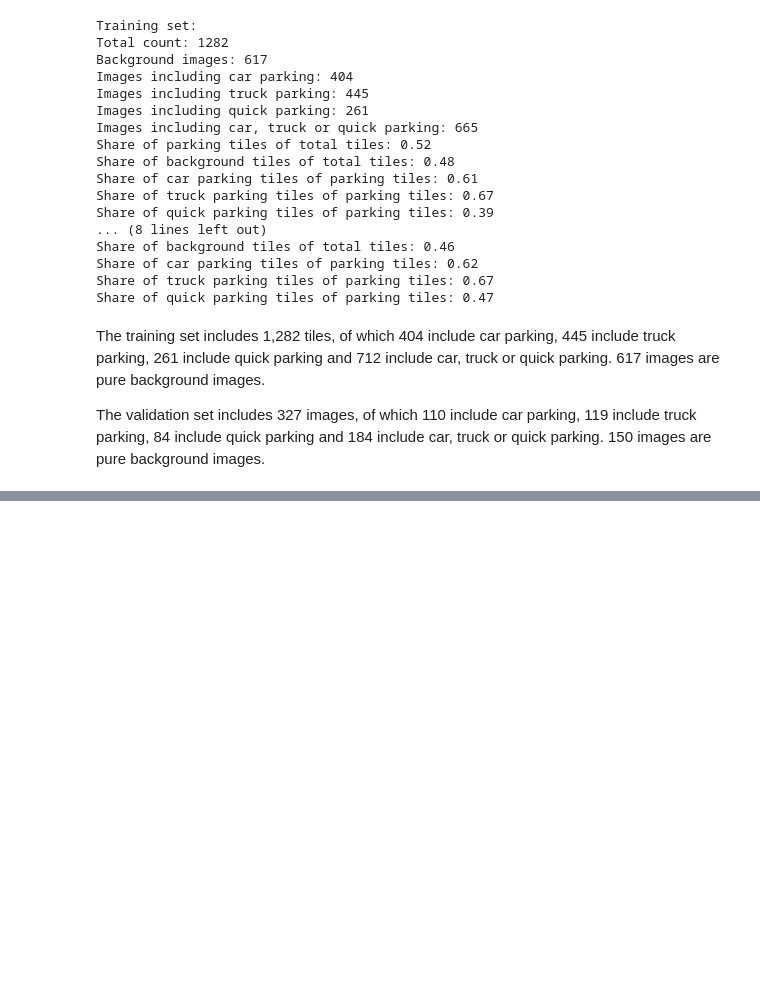
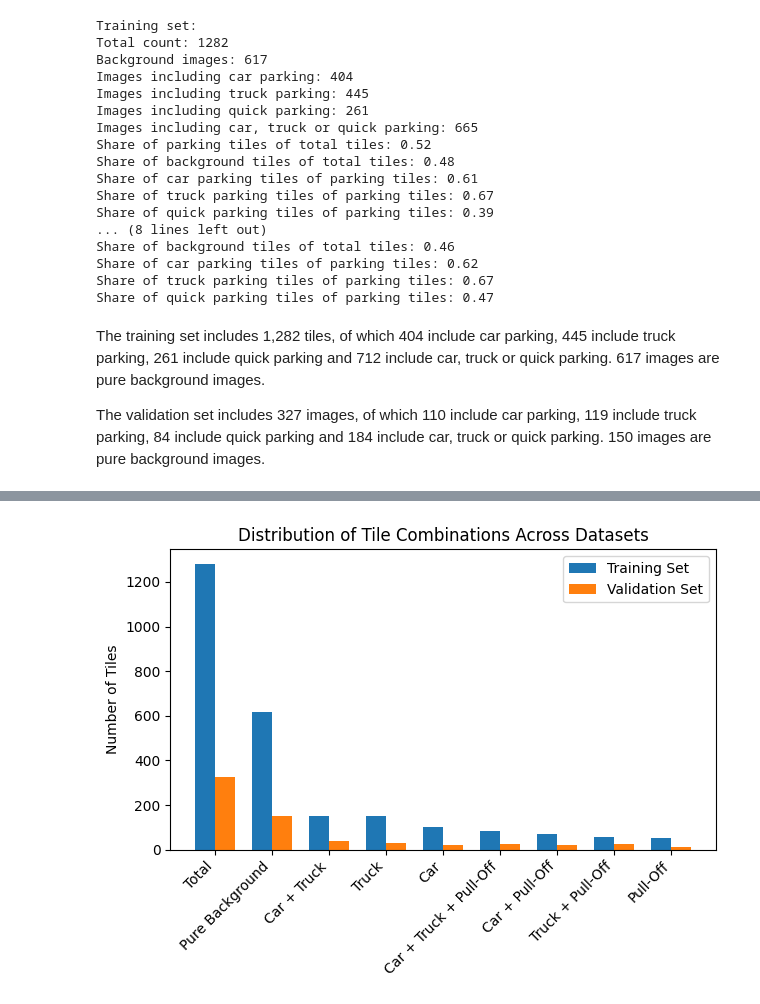
Before and after one commit to benedikt-korbach/remote-sensing-of-parking-areas, a Jupyter notebook: 03_create_masks/03b_create_train_val.ipynb, the cells around one changed output, grey strips where cells are left out. Cells and saved outputs as stored; diff of their text form; code cells hidden in the pictures; blank space fills up the shorter version.

Commit message:
Create figures

```diff
--- a/03_create_masks/03b_create_train_val.ipynb
+++ b/03_create_masks/03b_create_train_val.ipynb
@@ -571,0 +430,21 @@ The validation set includes 327 images, of which 110 include car parking, 119 in
+# %%
+# Define paths to your image folders
+train_dir = "03_create_masks/train_validate_images_masks_reduced/train/masks"
+val_dir = "03_create_masks/train_validate_images_masks_reduced/val/masks"
+
+# Collect data
+train_combinations, train_total = count_image_intensities(train_dir)
+val_combinations, val_total = count_image_intensities(val_dir)
+
+# Merge data for plotting
+all_keys = set(train_combinations.keys()).union(val_combinations.keys())
+sorted_keys = sorted(all_keys, key=lambda k: train_combinations.get(k, 0) + val_combinations.get(k, 0), reverse=True)
+
+# Prepare labels and counts for plotting
+labels = ['Total'] + [" + ".join(k) for k in sorted_keys]
+
+# Add "Parking" after the name of the labels except for the first one
+#labels = [labels[0]] + [labels[1]] + [f"{label} Parking" for label in labels[2:]]
+
+train_counts = [train_total] + [train_combinations.get(k, 0) for k in sorted_keys]
+val_counts = [val_total] + [val_combinations.get(k, 0) for k in sorted_keys]
@@ -571,0 +463,20 @@ The validation set includes 327 images, of which 110 include car parking, 119 in
+# %%
+x = np.arange(len(labels))  # the label locations
+width = 0.35  # the width of the bars
+
+fig, ax = plt.subplots()
+rects1 = ax.bar(x - width/2, train_counts, width, label='Training Set')
+rects2 = ax.bar(x + width/2, val_counts, width, label='Validation Set')
+
+# Add some text for labels, title, and custom x-axis tick labels, etc.
+ax.set_ylabel('Number of Tiles')
+ax.set_title('Distribution of Tile Combinations Across Datasets')
+ax.set_xticks(x)
+ax.set_xticklabels(labels, rotation=45, ha='right')
+ax.legend()
+
+fig.tight_layout()
+
+plt.show()
+# %% [output]
+[figure, added]
```
Also changed, not shown: parts of 10 cells of this notebook, 9 other files.
